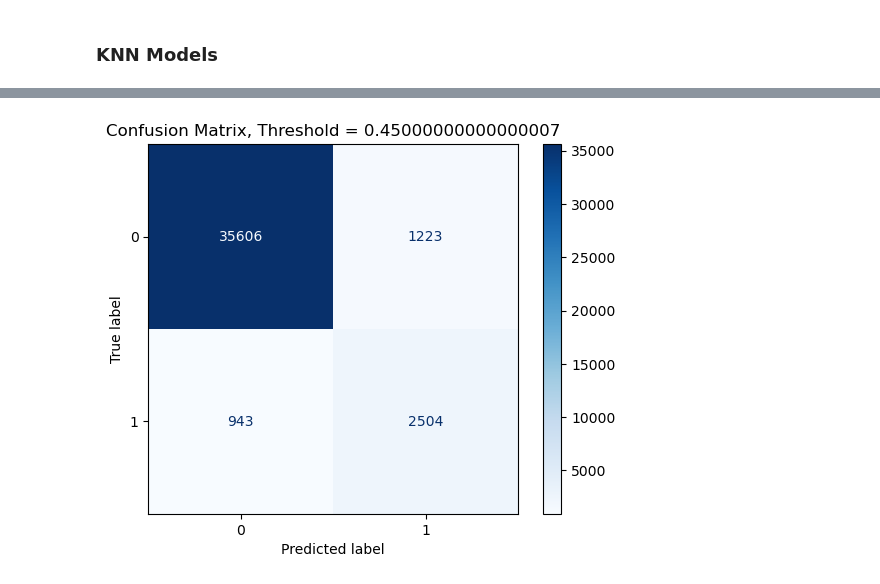
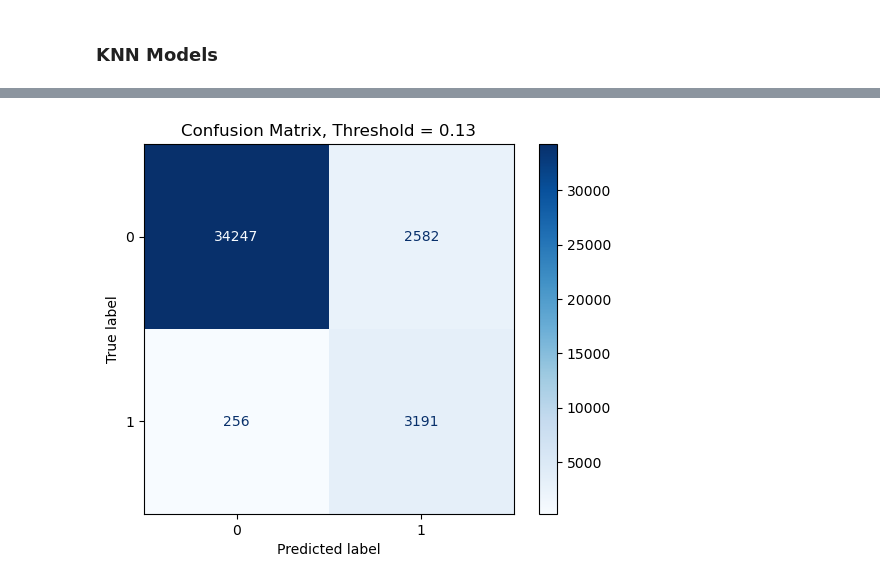
Before and after one commit to aschimmo/Erdos2025_LeadExposure, a Jupyter notebook: KNN_Analysis.ipynb, the cells around one changed output, grey strips where cells are left out. Drawn from its saved outputs; the diff is of its cells as text; code cells hidden in the pictures.

```diff
--- a/KNN_Analysis.ipynb
+++ b/KNN_Analysis.ipynb
@@ -122,4 +115,32 @@ knn_pipeline = Pipeline([
 ])
 # %%
-knn_pipeline.fit(X_train, y_train)
+skf = StratifiedKFold(n_splits=5, shuffle=True, random_state=42)
+thresholds = np.linspace(0.1, 0.9, 81)
+best_thresholds = []
+f2_scores = []
+
+plt.figure(figsize=(10, 6))
+for i, (train_idx, val_idx) in enumerate(skf.split(X_train_full, y_train_full)):
+    X_train_fold, X_val_fold = X_train_full.iloc[train_idx], X_train_full.iloc[val_idx]
+    y_train_fold, y_val_fold = y_train_full.iloc[train_idx], y_train_full.iloc[val_idx]
+
+    pipeline = clone(base_pipeline)
+    pipeline.fit(X_train_fold, y_train_fold)
+
+    probas = pipeline.predict_proba(X_val_fold)[:, 1]
+    fold_f2_scores = [fbeta_score(y_val_fold, probas >= t, beta=2) for t in thresholds]
+    best_idx = np.argmax(fold_f2_scores)
+
+    best_thresholds.append(thresholds[best_idx])
+    f2_scores.append(fold_f2_scores[best_idx])
+
+    plt.plot(thresholds, fold_f2_scores, label=f'Fold {i+1}')
+
+plt.xlabel("Decision Threshold")
+plt.ylabel("F2 Score")
+plt.title("F2 Score vs. Threshold Across Folds")
+plt.legend()
+plt.grid(True)
+plt.tight_layout()
+plt.show()
 # %% [output]
@@ -181,8 +155,5 @@ F2 Score: 0.71482
 # %%
-plt.plot(threshold, f2_scores)
-plt.xlabel('Threshold')
-plt.ylabel('F2 Score')
-plt.title('F2 Score vs Threshold')
-plt.grid(True)
-plt.xticks(threshold)
-plt.show()
+final_pipeline = clone(base_pipeline)
+final_pipeline.fit(X_train_full, y_train_full)
+test_probas = final_pipeline.predict_proba(X_test)[:, 1]
+y_pred = (test_probas >= optimal_threshold).astype(int)
@@ -191,7 +160,7 @@ plt.show()
 # %%
-ConfusionMatrixDisplay.from_predictions(y_test, y_pred_thresh, cmap='Blues')
-plt.title(f"Confusion Matrix, Threshold = {t}")
+ConfusionMatrixDisplay.from_predictions(y_test, y_pred, cmap='Blues')
+plt.title(f"Confusion Matrix, Threshold = {optimal_threshold}")
 plt.show()
 # %% [output]
-[figure, old version]
+[figure, new version]
 # %%
```
Also changed, not shown: parts of 20 cells of this notebook.
